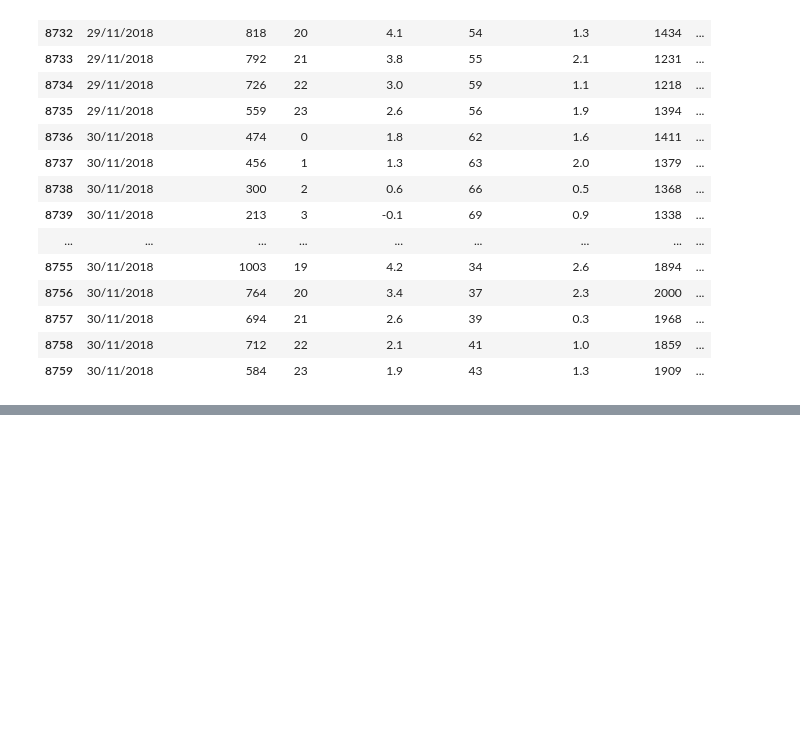
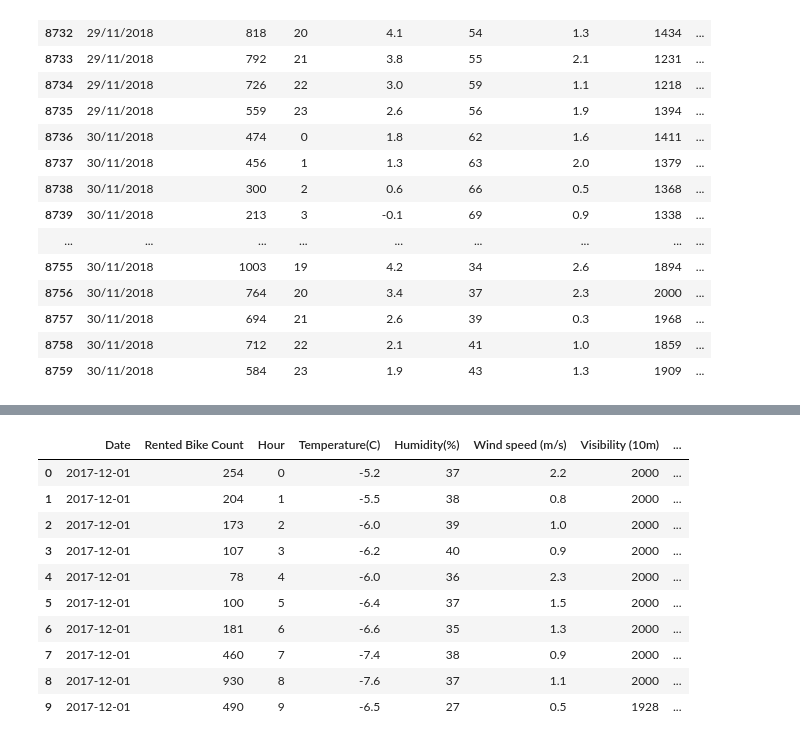
Before and after one commit to ch00251/PythonPractice, a Jupyter notebook: 분석예제1.ipynb, the cells around one changed output, grey strips where cells are left out. Saved outputs shown, nothing was run; the diff lists cells and outputs as text; code cells hidden in the pictures; blank space fills up the shorter version.

```diff
--- a/분석예제1.ipynb
+++ b/분석예제1.ipynb
@@ -38,0 +118,38 @@ bike.tail(30)
+# %%
+diff = bike["Date"] - pd.to_datetime("2016-01-01")
+diff = diff.astype(str)
+
+diff_num = diff.str.split(" ", expand=True)[0].astype(int)
+#expand=True : 모든 컬럼을 다 분리해준다는 의미
+diff_num
+
+def weekdays(x):
+    if x % 7 == 0:
+        return "금요일"
+    elif x % 7 == 1 :
+        return "토요일"
+    elif x % 7 == 2 :
+        return "일요일"
+    elif x % 7 == 3 :
+        return "월요일"
+    elif x % 7 == 4 :
+        return "화요일"
+    elif x % 7 == 5 :
+        return "수요일"
+    elif x % 7 == 6 :
+        return "목요일"
+
+bike["weekdays"] = diff_num.apply(weekdays)
+bike.head(10)
+# %% [output]
+|  | Date | Rented Bike Count | Hour | Temperature(C) | Humidity(%) | Wind speed (m/s) | Visibility (10m) | ... |
+| 0 | 2017-12-01 | 254 | 0 | -5.2 | 37 | 2.2 | 2000 | ... |
+| 1 | 2017-12-01 | 204 | 1 | -5.5 | 38 | 0.8 | 2000 | ... |
+| 2 | 2017-12-01 | 173 | 2 | -6.0 | 39 | 1.0 | 2000 | ... |
+| 3 | 2017-12-01 | 107 | 3 | -6.2 | 40 | 0.9 | 2000 | ... |
+| 4 | 2017-12-01 | 78 | 4 | -6.0 | 36 | 2.3 | 2000 | ... |
+| 5 | 2017-12-01 | 100 | 5 | -6.4 | 37 | 1.5 | 2000 | ... |
+| 6 | 2017-12-01 | 181 | 6 | -6.6 | 35 | 1.3 | 2000 | ... |
+| 7 | 2017-12-01 | 460 | 7 | -7.4 | 38 | 0.9 | 2000 | ... |
+| 8 | 2017-12-01 | 930 | 8 | -7.6 | 37 | 1.1 | 2000 | ... |
+| 9 | 2017-12-01 | 490 | 9 | -6.5 | 27 | 0.5 | 1928 | ... |
```
Also changed, not shown: parts of 8 cells of this notebook.
